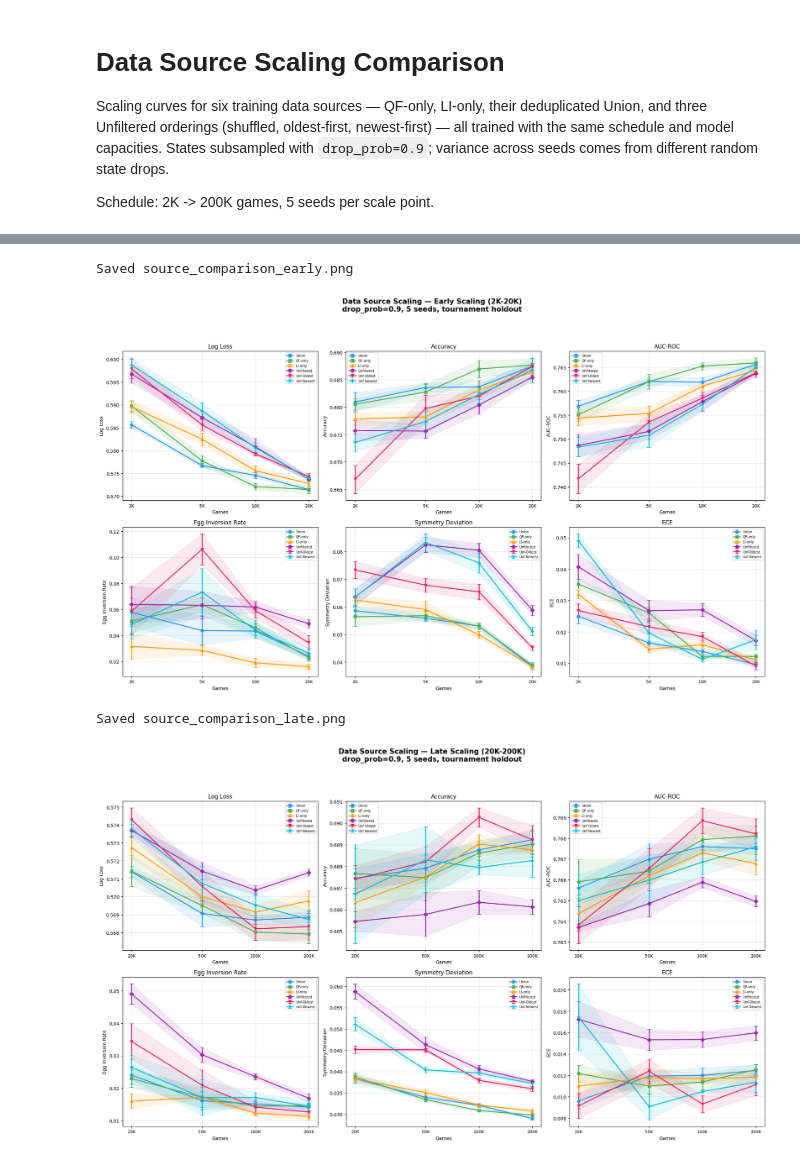
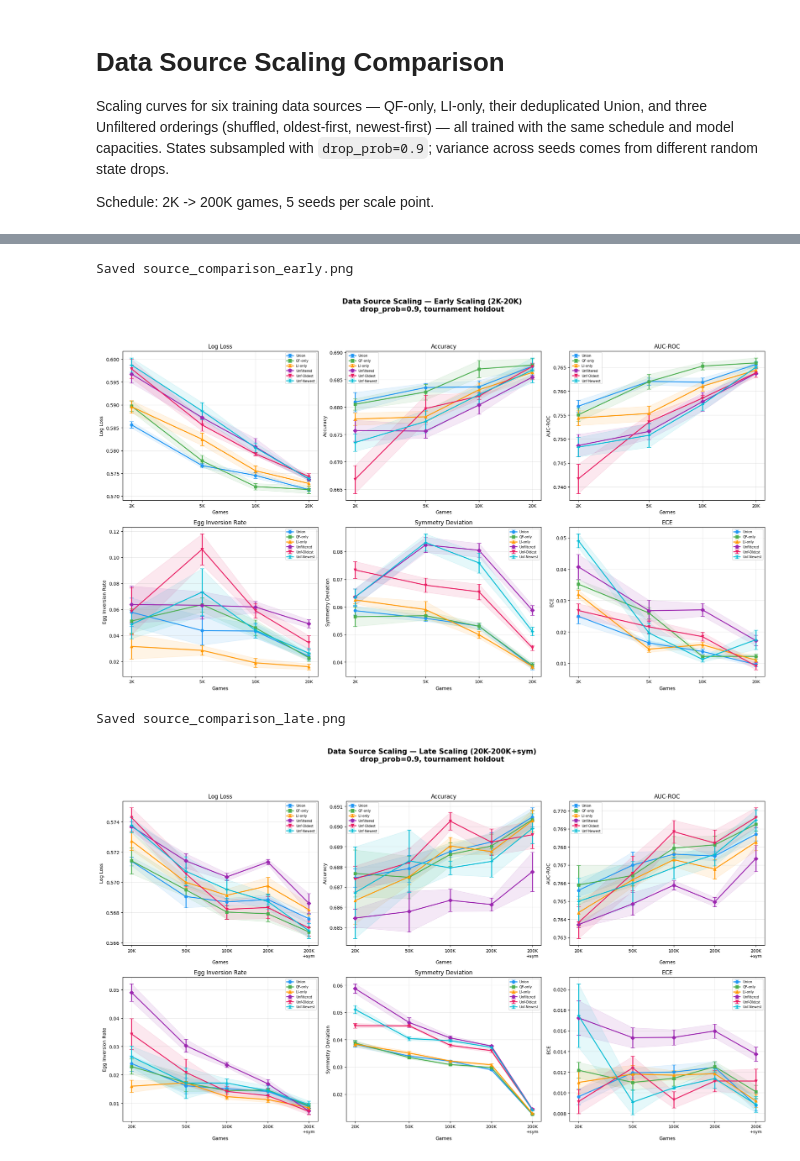
Before and after one commit to rrenaud/KQuity, a Jupyter notebook: model_experiments/combined_li_qf/combined_scaling_plots.ipynb, the cells around one changed output, grey strips where cells are left out. Saved outputs shown, nothing was run; the diff lists cells and outputs as text; code cells hidden in the pictures.

```diff
--- a/model_experiments/combined_li_qf/combined_scaling_plots.ipynb
+++ b/model_experiments/combined_li_qf/combined_scaling_plots.ipynb
@@ -14,7 +14,7 @@ import numpy as np
 import matplotlib.pyplot as plt
 from collections import defaultdict
 
-# Load all six result sets
+# Load all six result sets (base scaling: 5 seeds, no sym-aug)
 sources = {}
 for name, path in [
     ('Union', 'combined_union_scaling_results.json'),
@@ -32,13 +32,32 @@ for name, path in [
         grp[key].append(run)
     sources[name] = grp
 
+# Load sym-aug results (10 seeds, 200K games, 100L/100T)
+# Keyed as (400000, 100, 100) to place them at "400K" on x-axis
+symaug_files = {
+    'Union': 'union_200k_symaug_results.json',
+    'QF-only': 'qf_200k_symaug_results.json',
+    'LI-only': 'li_200k_symaug_results.json',
+    'Unfiltered': 'unfiltered_200k_symaug_results.json',
+    'Unf-Oldest': 'unfiltered_oldest_200k_symaug_results.json',
+    'Unf-Newest': 'unfiltered_newest_200k_symaug_results.json',
+}
+for name, path in symaug_files.items():
+    with open(path) as f:
+        d = json.load(f)
+    for run in d['runs']:
+        key = (400000, run['num_leaves'], run['num_trees'])
+        sources[name][key].append(run)
+
 # Use union's keys as reference
 ref_keys = sorted(sources['Union'].keys())
 ref_game_counts = [k[0] for k in ref_keys]
-drop_prob = d.get('drop_prob', 'N/A')
+drop_prob = 0.9
 n_seeds = max(len(sources['Union'][k]) for k in ref_keys)
 source_names = list(sources.keys())
 
 print(f'Loaded {len(sources)} sources, {len(ref_keys)} scale points, '
-      f'{n_seeds} seeds, drop_prob={drop_prob}')
+      f'drop_prob={drop_prob}')
+print(f'Scale points: {ref_game_counts}')
+print(f'Last point (400K) = 200K games + sym-aug, 10 seeds')
 # %% [output]
@@ -47,7 +68,7 @@ Loaded 6 sources, 7 scale points, 5 seeds, drop_prob=0.9
 def fmt(vals):
     return f'{np.mean(vals):.4f} +/- {np.std(vals):.4f}'
 
-show_games = {2000, 20000, 200000}
+show_games = {2000, 20000, 200000, 400000}
 
 print(f'{"Source":>14} {"Games":>8}  {"Log Loss":>18}  {"Accuracy":>18}  '
       f'{"AUC":>18}  {"Egg":>18}  {"SymDev":>18}')
@@ -67,7 +88,8 @@ for name in source_names:
         auc = [r['metrics']['standard']['auc_roc'] for r in runs]
         egg = [r['metrics']['kq']['egg_inversion_rate'] for r in runs]
         sym = [r['metrics']['kq']['symmetry_deviation'] for r in runs]
-        print(f'{name:>14} {mg:>8}  {fmt(loss)}  {fmt(acc)}  '
+        label = f'{mg//1000}K+sym' if mg == 400000 else str(mg)
+        print(f'{name:>14} {label:>8}  {fmt(loss)}  {fmt(acc)}  '
               f'{fmt(auc)}  {fmt(egg)}  {fmt(sym)}')
     print()
 # %% [output]
@@ -117,46 +139,51 @@ def get_stats(name, keys, suite, metric_key):
         stds.append(np.std(vals))
     return np.array(means), np.array(stds)
 
-# Split: early = 2K-20K, late = 20K-200K (20K appears in both)
+def tick_label(mg):
+    if mg == 400000:
+        return '200K\n+sym'
+    return f'{mg//1000}K'
+
+# Split: early = 2K-20K, late = 20K-400K (20K appears in both)
 early_keys = ref_keys[:4]   # 2K, 5K, 10K, 20K
-late_keys  = ref_keys[3:]   # 20K, 50K, 100K, 200K
+late_keys  = ref_keys[3:]   # 20K, 50K, 100K, 200K, 400K(sym-aug)
 early_gc = [k[0] for k in early_keys]
 late_gc  = [k[0] for k in late_keys]
 
 for phase, keys, gc, title_suffix in [
     ('early', early_keys, early_gc, 'Early Scaling (2K-20K)'),
-    ('late',  late_keys,  late_gc,  'Late Scaling (20K-200K)'),
+    ('late',  late_keys,  late_gc,  'Late Scaling (20K-200K+sym)'),
 ]:
     fig, axes = plt.subplots(2, 3, figsize=(20, 12))
     axes = axes.flatten()
 
     for ax, (suite, metric_key, label) in zip(axes, compare_metrics):
         for name in source_names:
             means, stds = get_stats(name, keys, suite, metric_key)
             ax.errorbar(gc, means, yerr=stds,
                         marker=markers[name], capsize=4, linewidth=2,
                         color=colors[name], label=name)
             ax.fill_between(gc, means - stds, means + stds,
                             alpha=0.1, color=colors[name])
 
         ax.set_xlabel('Games')
         ax.set_ylabel(label)
         ax.set_title(label)
         ax.set_xscale('log', base=2)
         ax.legend(fontsize=7)
         ax.grid(True, alpha=0.3)
         ax.set_xticks(gc)
-        ax.set_xticklabels([f'{mg//1000}K' for mg in gc], fontsize=9)
+        ax.set_xticklabels([tick_label(mg) for mg in gc], fontsize=9)
 
     fig.suptitle(f'Data Source Scaling — {title_suffix}\n'
-                 f'drop_prob={drop_prob}, {n_seeds} seeds, tournament holdout',
+                 f'drop_prob={drop_prob}, tournament holdout',
                  fontsize=15, fontweight='bold')
     plt.tight_layout(rect=[0, 0, 1, 0.93])
     plt.savefig(f'source_comparison_{phase}.png', dpi=200, bbox_inches='tight')
     print(f'Saved source_comparison_{phase}.png')
     plt.show()
 # %% [output]
 Saved source_comparison_early.png
-[figure, old version]
+[figure, new version]
 Saved source_comparison_late.png
-[figure, old version]
+[figure, new version]
```
Also changed, not shown: parts of 2 cells of this notebook, 10 other files.
